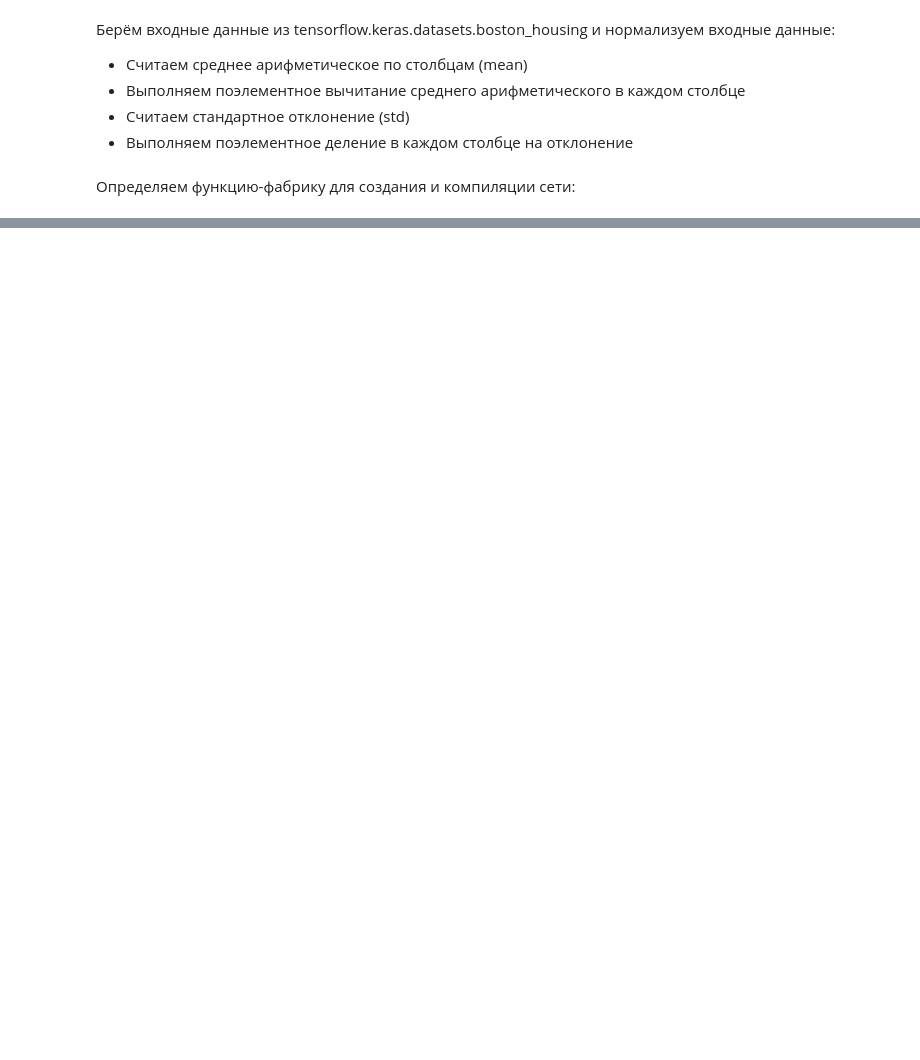
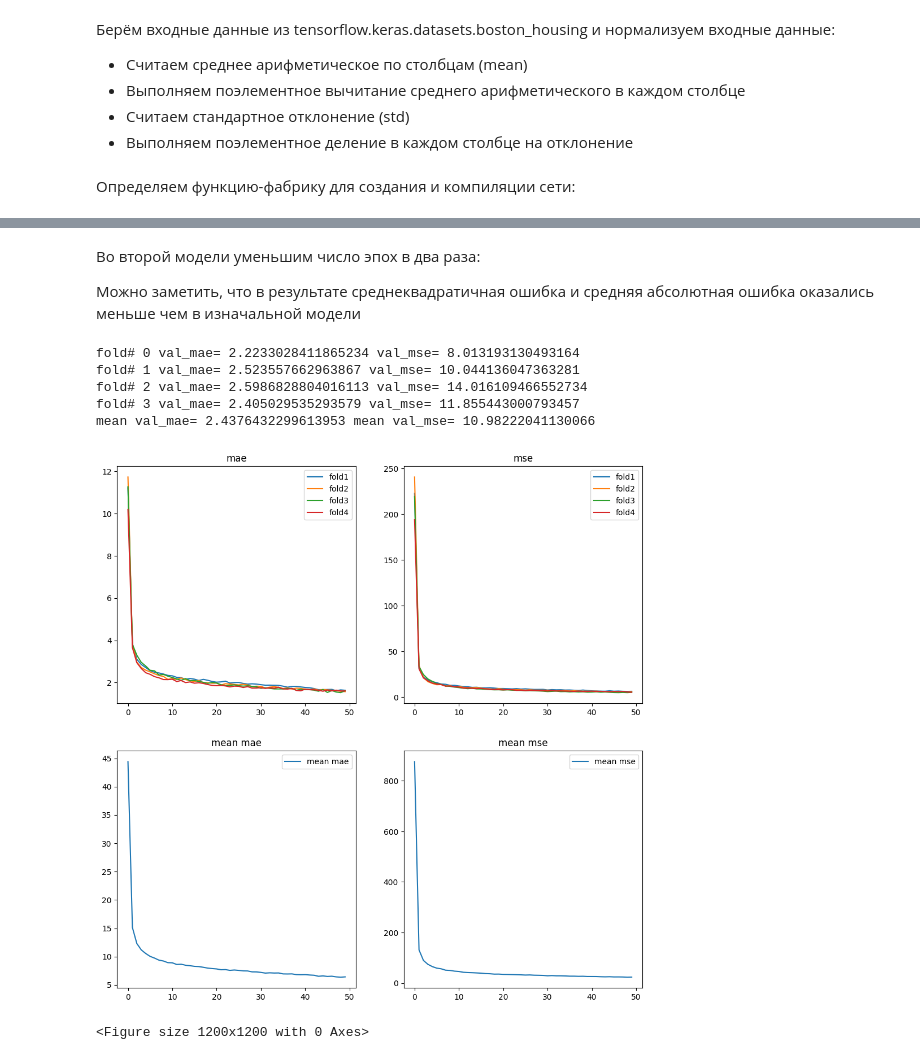
Before and after one commit to Keesaev/ai_python, a Jupyter notebook: lab3/lab3.ipynb, the cells around one changed output, grey strips where cells are left out. Drawn from its saved outputs; the diff is of its cells as text; code cells hidden in the pictures; blank space fills up the shorter version.

```diff
--- a/lab3/lab3.ipynb
+++ b/lab3/lab3.ipynb
@@ -76,0 +168,20 @@ processing fold # 3
+# %% [markdown]
+Во второй модели уменьшим число эпох в два раза:
+
+Можно заметить, что в результате среднеквадратичная ошибка и средняя абсолютная ошибка оказались меньше чем в изначальной модели
+# %%
+k = 4
+num_ep = 50
+[model_2_history_matrix, mean_val_mae, mean_val_mse] = fit_k_times(k, num_ep)
+all_scores = [[k, num_ep, mean_val_mae, mean_val_mse]]
+
+build_plot(model_2_history_matrix)
+all_stat_append(model_2_history_matrix, 2)
+# %% [output]
+fold# 0 val_mae= 2.2233028411865234 val_mse= 8.013193130493164
+fold# 1 val_mae= 2.523557662963867 val_mse= 10.044136047363281
+fold# 2 val_mae= 2.5986828804016113 val_mse= 14.016109466552734
+fold# 3 val_mae= 2.405029535293579 val_mse= 11.855443000793457
+mean val_mae= 2.4376432299613953 mean val_mse= 10.98222041130066
+[figure, added]
+<Figure size 1200x1200 with 0 Axes>
```
Also changed, not shown: parts of 18 cells of this notebook.
